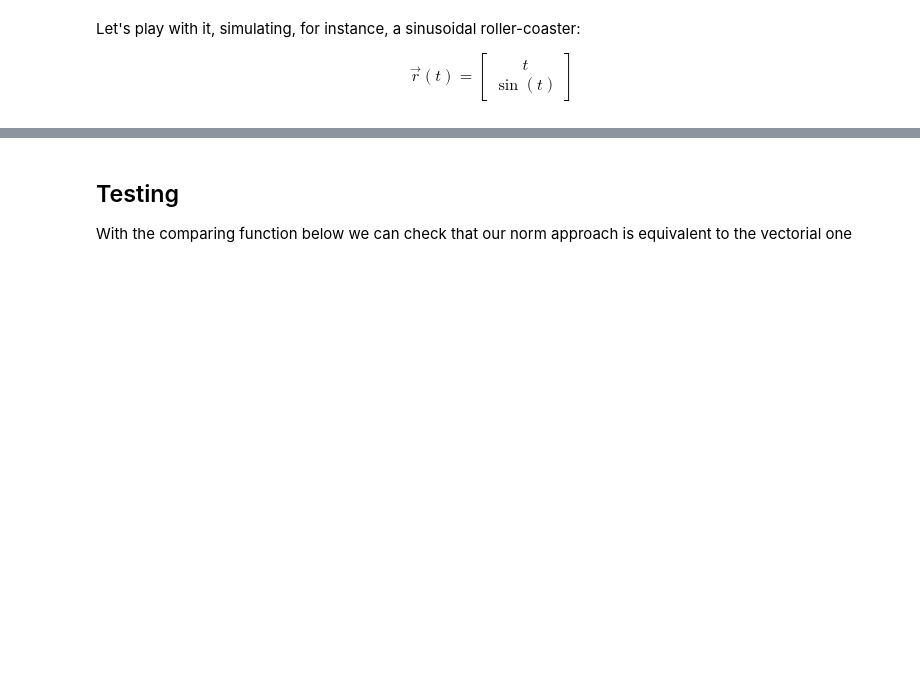
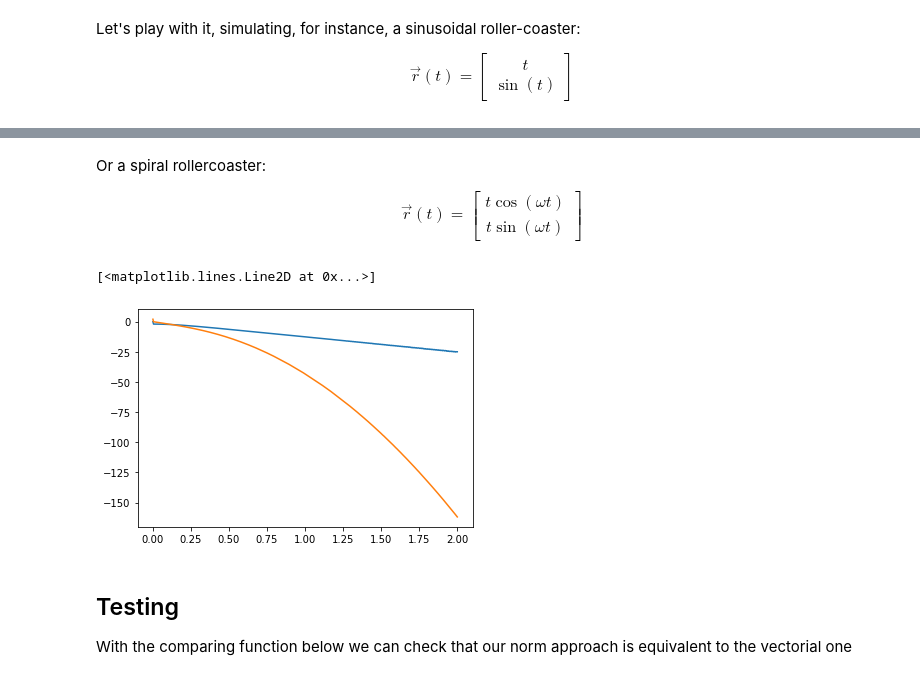
Before and after one commit to sequgen/accelsim, a Jupyter notebook: draft.ipynb, the cells around one changed output, grey strips where cells are left out. Saved outputs shown, nothing was run; the diff lists cells and outputs as text; code cells hidden in the pictures; blank space fills up the shorter version.

```diff
--- a/draft.ipynb
+++ b/draft.ipynb
@@ -583,3 +528,31 @@ auxiliary_plotter_auto(ts)
+# %% [markdown]
+Or a spiral rollercoaster:
+
+$$
+\vec r(t) = \begin{bmatrix} t \cos(\omega t) \\ t \sin(\omega t) \end{bmatrix}
+$$
+# %%
+# Parameters
+g = 0*9.81 # Gravitational acceleration (unsigned)
+w = 2*np.pi # Angular speed
+
+def a(t):
+    '''Acceleration in the inertial system'''
+    return np.matrix([[.0],
+                      [-g]])
+
+def R(t):
+    '''Relative displacement'''
+    return np.matrix([[t**2 * np.cos(w*t)],
+                      [t**2 * np.sin(w*t)]])
+
+# Times to plot
+ts = np.linspace(0, 2, 500)
+plt.plot(ts, a_ni_auto(ts, a, R)[0, ])
+plt.plot(ts, a_ni_auto(ts, a, R)[1, ])
+# %% [output]
+[<matplotlib.lines.Line2D at 0x...>]
+[figure, added]
 # %% [markdown]
 ## Testing
 
```
Also changed, not shown: parts of 7 cells of this notebook.
